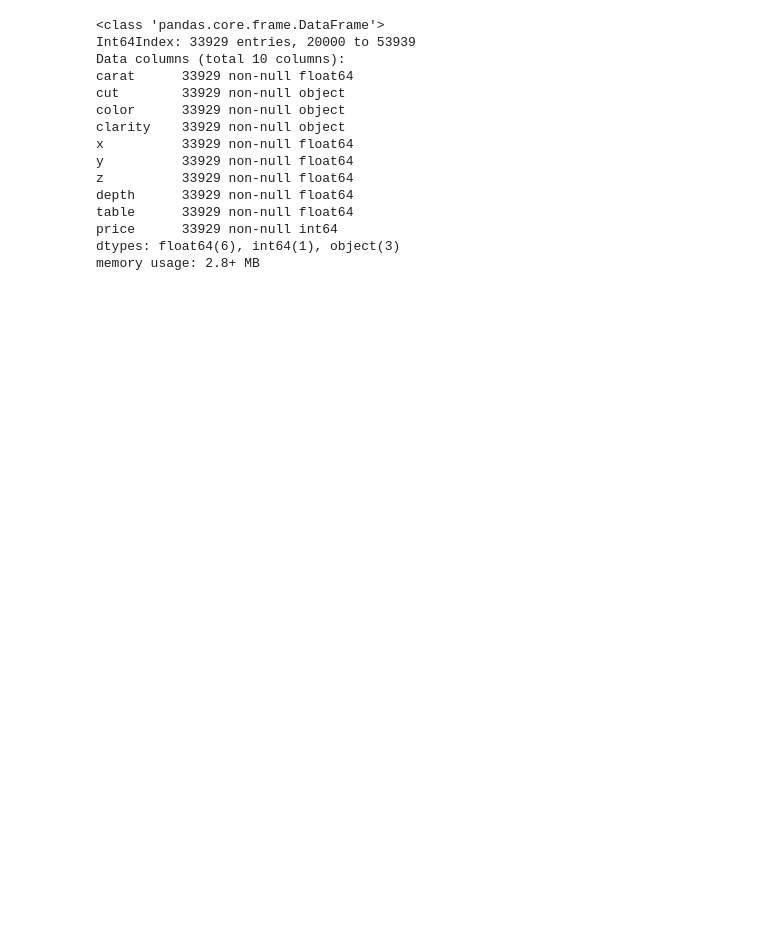
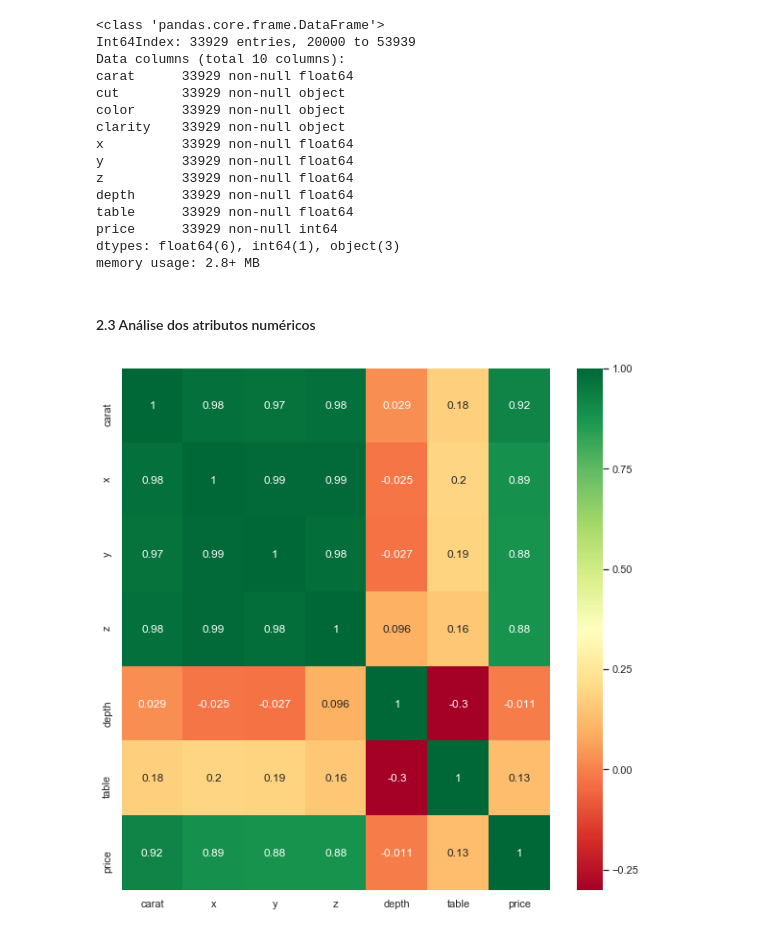
Before and after one commit to pflpedrosa/diamonds-regression-model, a Jupyter notebook: diamonds/regression-model.ipynb, the cells around one changed output. Drawn from its saved outputs; the diff is of its cells as text; code cells hidden in the pictures; blank space fills up the shorter version.

```diff
--- a/diamonds/regression-model.ipynb
+++ b/diamonds/regression-model.ipynb
@@ -106,20 +129,12 @@ table      33929 non-null float64
 price      33929 non-null int64
 dtypes: float64(6), int64(1), object(3)
 memory usage: 2.8+ MB
-# %%
-# colocando valores numericos para os dados em texto
-lb = LabelEncoder()
-
-ds['cut'] = lb.fit_transform(ds['cut'])
-ds['color'] = lb.fit_transform(ds['color'])
-ds['clarity'] = lb.fit_transform(ds['clarity'])
-
-kaggle['cut'] = lb.fit_transform(kaggle['cut'])
-kaggle['color'] = lb.fit_transform(kaggle['color'])
-kaggle['clarity'] = lb.fit_transform(kaggle['clarity'])
-
-# ds =  pd.get_dummies(ds)
-# kaggle =  pd.get_dummies(kaggle)
-
-# ds['volume'] = ds['x']*ds['y']*ds['z']
-# kaggle['volume'] = kaggle['x']*kaggle['y']*kaggle['z']
+# %% [markdown]
+#### 2.3 Análise dos atributos numéricos
+# %%
+sns.set(palette = "Spectral")
+plt.figure(figsize = (10, 10))
+sns.heatmap(ds.corr(), annot = True, cmap = 'RdYlGn')
+plt.show()
+# %% [output]
+[figure, added]
```
Also changed, not shown: parts of 38 cells of this notebook, 1 other file.
